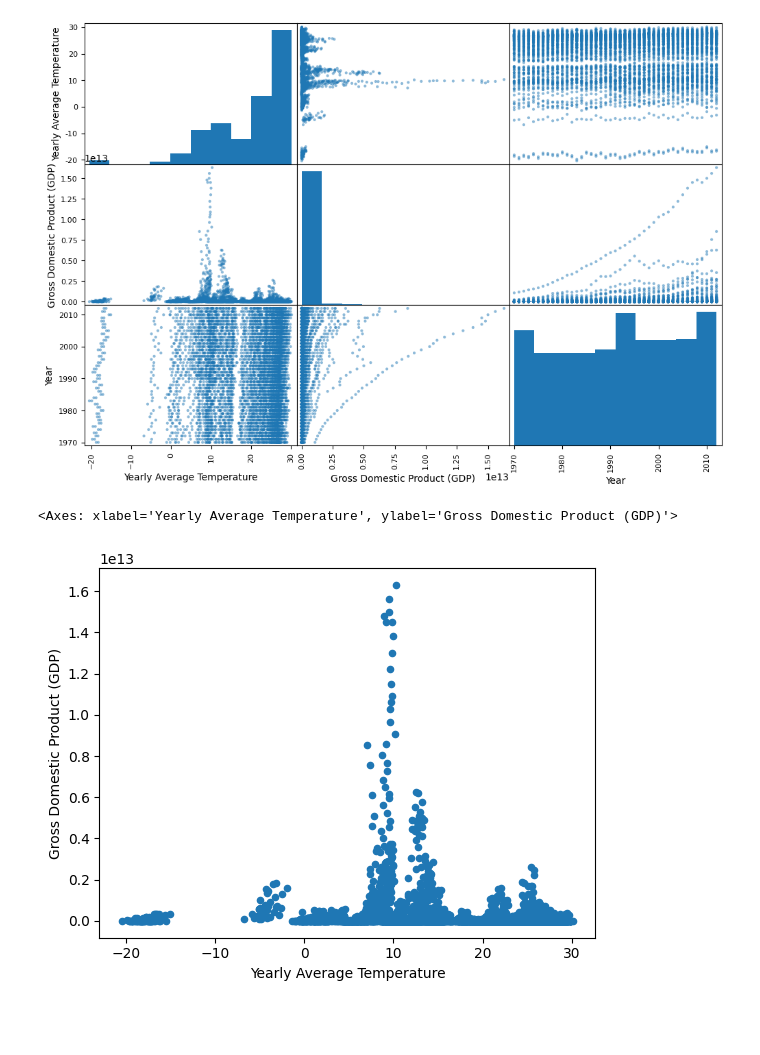
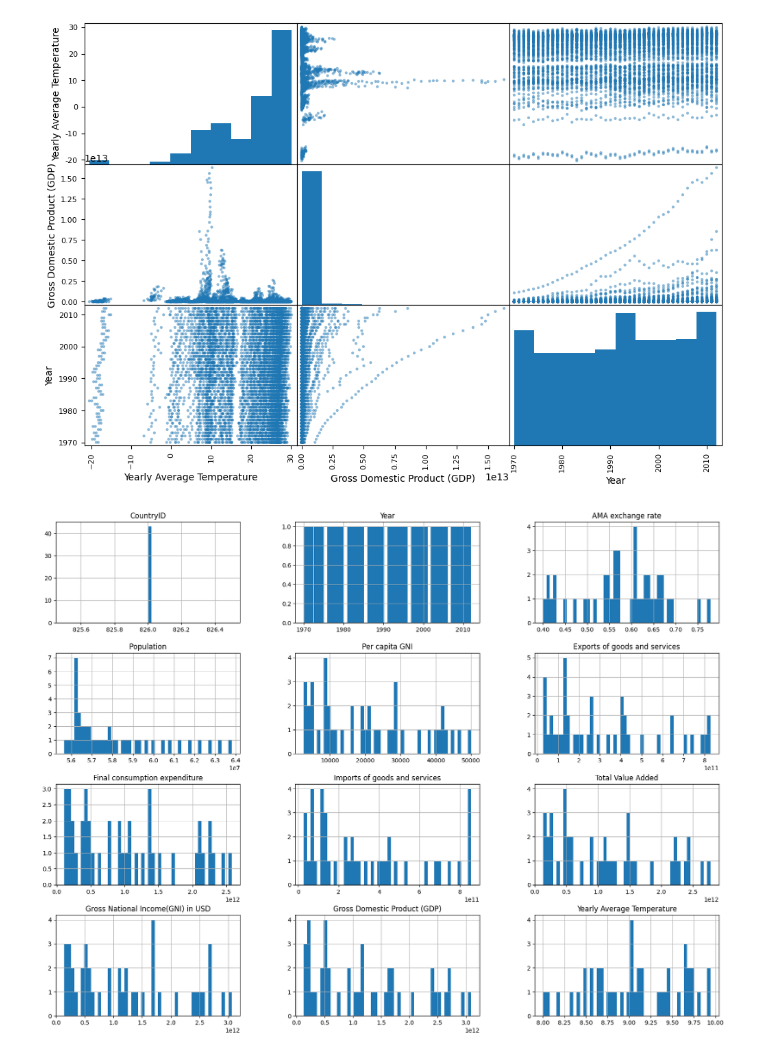
Before and after one commit to TheElcurtiso/machineLearningProject, a Jupyter notebook: GlobalEconomyAndTemperatures.ipynb, the cells around one changed output. Saved outputs shown, nothing was run; the diff lists cells and outputs as text; code cells hidden in the pictures; blank space fills up the shorter version.

```diff
--- a/GlobalEconomyAndTemperatures.ipynb
+++ b/GlobalEconomyAndTemperatures.ipynb
@@ -185,7 +179,9 @@ array([[<Axes: xlabel='Yearly Average Temperature', ylabel='Yearly Average Tempe
         <Axes: xlabel='Year', ylabel='Year'>]], dtype=object)
 [figure]
 # %%
-economy_and_temperature_statistics.plot(kind="scatter", x="Yearly Average Temperature", y="Gross Domestic Product (GDP)")
+# !!! end of global diagrams and start of diagrams with one country !!!
+economy_and_temperature_plaything_united_kingdom_only = economy_and_temperature_statistics.copy()[economy_and_temperature_statistics["Country"] == "United Kingdom"].drop("Country", axis=1)
+economy_and_temperature_plaything_united_kingdom_only.hist(bins=50, figsize=(20, 15))
+plt.show()
 # %% [output]
-<Axes: xlabel='Yearly Average Temperature', ylabel='Gross Domestic Product (GDP)'>
-[figure, old version]
+[figure, new version]
```
Also changed, not shown: parts of 24 cells of this notebook.
